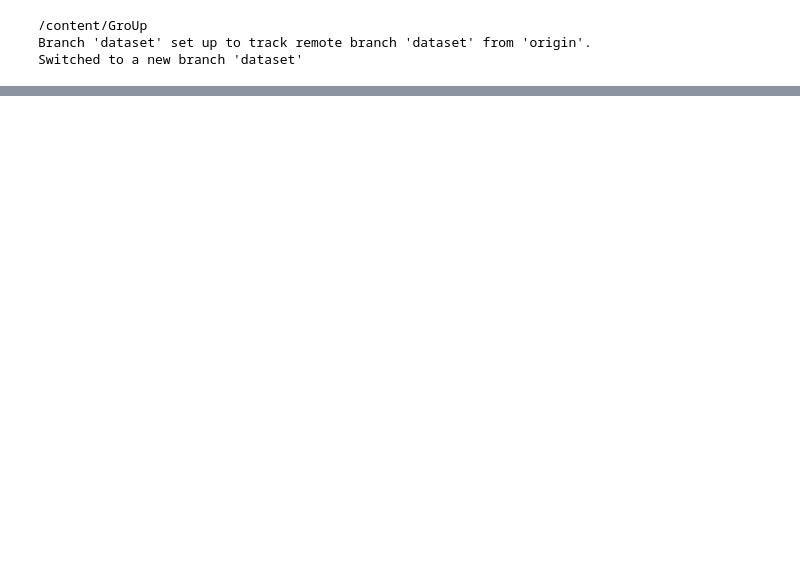
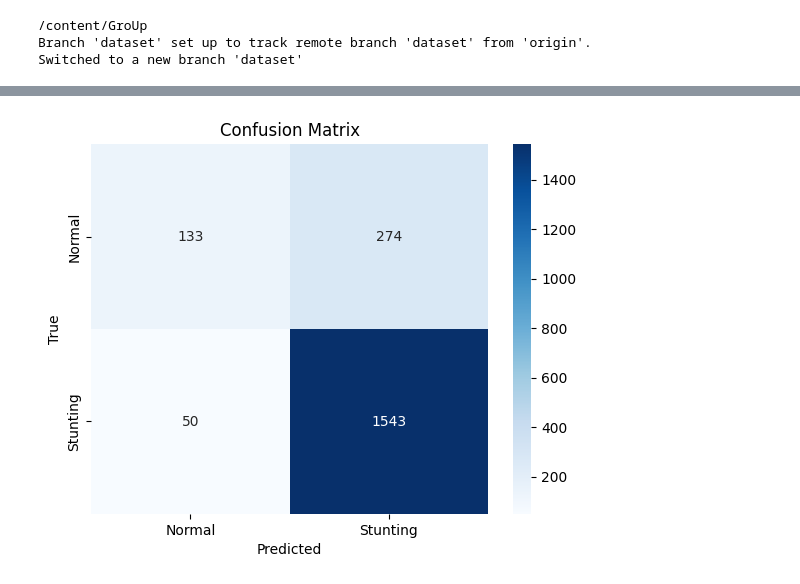
Before and after one commit to DenisKai7/GroUp, a Jupyter notebook: GroUp_stunting.ipynb, the cells around one changed output, grey strips where cells are left out. Saved outputs shown, nothing was run; the diff lists cells and outputs as text; code cells hidden in the pictures; blank space fills up the shorter version.

```diff
--- a/GroUp_stunting.ipynb
+++ b/GroUp_stunting.ipynb
@@ -427,0 +22,98 @@ See the caveats in the documentation: https://pandas.pydata.org/pandas-docs/stab
+# %%
+import tensorflow as tf
+from tensorflow.keras import Sequential
+from tensorflow.keras.layers import Dense
+import pandas as pd
+import numpy as np
+import matplotlib.pyplot as plt
+from sklearn.model_selection import train_test_split
+from sklearn.preprocessing import StandardScaler
+from sklearn.metrics import classification_report, confusion_matrix
+import seaborn as sns
+
+# Load Data
+data = pd.read_csv("/content/GroUp/Stunting_Dataset.csv")
+data['Stunting'] = data['Stunting'].apply(lambda x: 1 if x == 'Yes' else 0)
+
+# Features and Target
+X = data[['Age', 'Body Weight', 'Body Length', 'Gender']].copy()
+X['Gender'] = X['Gender'].apply(lambda x: 1 if x == 'Male' else 0)
+y = data['Stunting']
+
+# Split Data
+X_train, X_test, y_train, y_test = train_test_split(X, y, test_size=0.2, random_state=42)
+
+# Normalize Data
+scaler = StandardScaler()
+X_train_scaled = scaler.fit_transform(X_train)
+X_test_scaled = scaler.transform(X_test)
+
+# Build Model
+model = Sequential([
+    Dense(64, activation='relu', input_shape=(X_train_scaled.shape[1],)),
+    Dense(32, activation='relu'),
+    Dense(1, activation='sigmoid')
+])
+
+model.compile(optimizer='adam', loss='binary_crossentropy', metrics=['accuracy'])
+
+# Train Model
+history = model.fit(X_train_scaled, y_train, validation_split=0.2, epochs=50, batch_size=16, verbose=1)
+
+# Evaluate Model
+test_loss, test_acc = model.evaluate(X_test_scaled, y_test, verbose=0)
+print(f"Test Accuracy: {test_acc:.2f}")
+
+# Predictions
+y_pred = (model.predict(X_test_scaled) > 0.5).astype(int)
+
+# Classification Report
+print(classification_report(y_test, y_pred))
+
+# Confusion Matrix
+conf_matrix = confusion_matrix(y_test, y_pred)
+sns.heatmap(conf_matrix, annot=True, fmt='d', cmap='Blues', xticklabels=['Normal', 'Stunting'], yticklabels=['Normal', 'Stunting'])
+plt.xlabel('Predicted')
+plt.ylabel('True')
+plt.title('Confusion Matrix')
+plt.show()
+
+# Loss and Accuracy Visualization
+plt.figure(figsize=(14, 5))
+plt.subplot(1, 2, 1)
+plt.plot(history.history['loss'], label='Train Loss')
+plt.plot(history.history['val_loss'], label='Validation Loss')
+plt.xlabel('Epochs')
+plt.ylabel('Loss')
+plt.legend()
+plt.title('Loss Over Epochs')
+
+plt.subplot(1, 2, 2)
+plt.plot(history.history['accuracy'], label='Train Accuracy')
+plt.plot(history.history['val_accuracy'], label='Validation Accuracy')
+plt.xlabel('Epochs')
+plt.ylabel('Accuracy')
+plt.legend()
+plt.title('Accuracy Over Epochs')
+
+plt.show()
+
+
+# Application Interface
+def predict_stunting(age, weight, height, gender):
+    gender = 1 if gender.lower() == 'male' else 0
+    input_data = scaler.transform([[age, weight, height, gender]])
+    prediction = model.predict(input_data)
+    status = 'Stunting' if prediction > 0.7 else 'Normal'
+    return status
+
+
+name = input("Nama Balita: ")
+age = int(input("Usia (bulan): "))
+weight = float(input("Berat Badan (kg): "))
+height = float(input("Tinggi Badan (cm): "))
+gender = input("Jenis Kelamin (Male/Female): ")
+
+status = predict_stunting(age, weight, height, gender)
+print(f"Nama: {name}\nStatus: {status}")
+# %% [output]
@@ -427,0 +138 @@ See the caveats in the documentation: https://pandas.pydata.org/pandas-docs/stab
+[figure, added]
```
Also changed, not shown: parts of 5 cells of this notebook.
